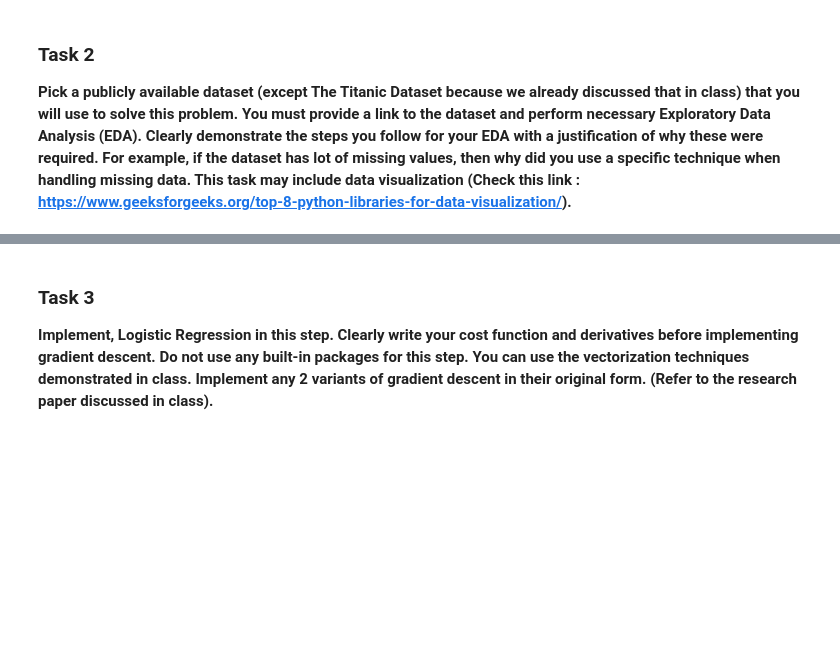
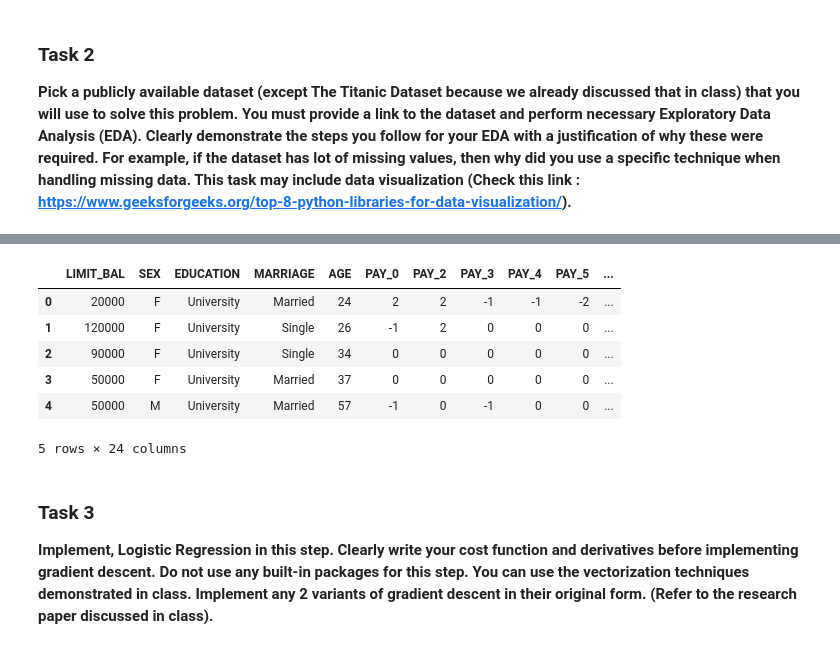
Before and after one commit to danielkopp4/CSCI4962-Projects-ML-AI, a Jupyter notebook: hw1/hw1.ipynb, the cells around one changed output, grey strips where cells are left out. Saved outputs shown, nothing was run; the diff lists cells and outputs as text; code cells hidden in the pictures; blank space fills up the shorter version.

```diff
--- a/hw1/hw1.ipynb
+++ b/hw1/hw1.ipynb
@@ -12,18 +16,25 @@ The problem of predicting credit defaults is an are where logistic regression ca
 # %%
 import os
 import pandas as pd
 
 folder_name = "./credit-card-defaulter-prediction"
 file_name = "Credit Card Defaulter Prediction.csv"
 
 
 if not os.path.exists(folder_name):
     import opendatasets as od
     # download the data
     dataset_link = "https://www.kaggle.com/datasets/gauravtopre/credit-card-defaulter-prediction"
     od.download(dataset_link)
 
 data = pd.read_csv(os.path.join(folder_name, file_name))
-# data = data.drop(0)
-
+data = data.drop('ID', axis=1)
 data.head()
+# %% [output]
+|  | LIMIT_BAL | SEX | EDUCATION | MARRIAGE | AGE | PAY_0 | PAY_2 | PAY_3 | PAY_4 | PAY_5 | ... |
+| 0 | 20000 | F | University | Married | 24 | 2 | 2 | -1 | -1 | -2 | ... |
+| 1 | 120000 | F | University | Single | 26 | -1 | 2 | 0 | 0 | 0 | ... |
+| 2 | 90000 | F | University | Single | 34 | 0 | 0 | 0 | 0 | 0 | ... |
+| 3 | 50000 | F | University | Married | 37 | 0 | 0 | 0 | 0 | 0 | ... |
+| 4 | 50000 | M | University | Married | 57 | -1 | 0 | -1 | 0 | 0 | ... |
+5 rows × 24 columns
```
Also changed, not shown: parts of 13 cells of this notebook.
